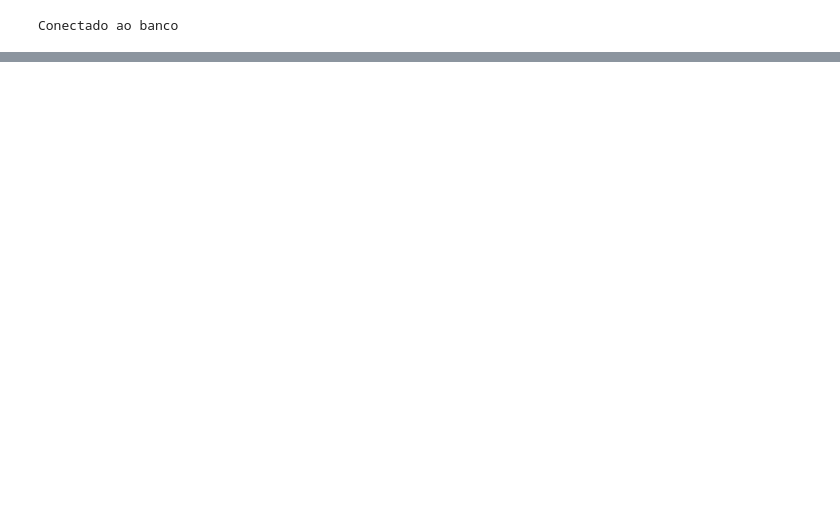
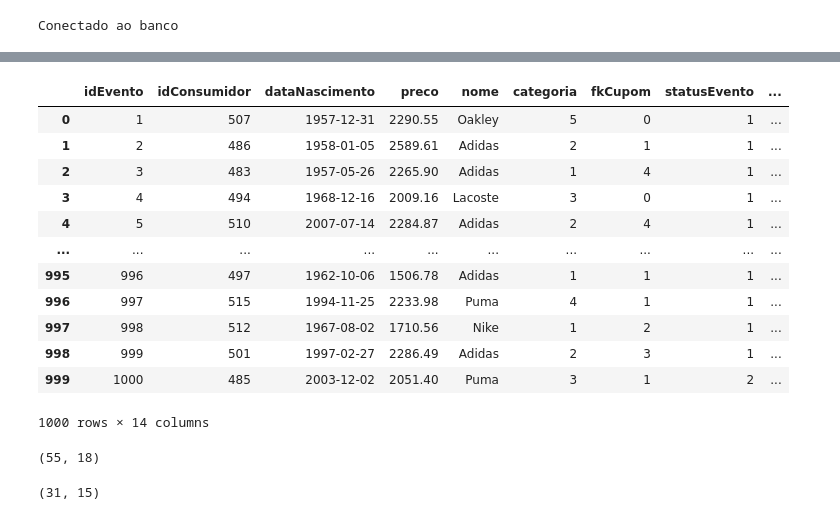
Before and after one commit to Osiris-gp8/projeto-osiris, a Jupyter notebook: api-python/Untitled2.ipynb, the cells around one changed output, grey strips where cells are left out. Cells and saved outputs as stored; diff of their text form; code cells hidden in the pictures; blank space fills up the shorter version.

```diff
--- a/api-python/Untitled2.ipynb
+++ b/api-python/Untitled2.ipynb
@@ -118,0 +204,24 @@ cupons
+# %%
+data_frame
+# %% [output]
+|  | idEvento | idConsumidor | dataNascimento | preco | nome | categoria | fkCupom | statusEvento | ... |
+| 0 | 1 | 507 | 1957-12-31 | 2290.55 | Oakley | 5 | 0 | 1 | ... |
+| 1 | 2 | 486 | 1958-01-05 | 2589.61 | Adidas | 2 | 1 | 1 | ... |
+| 2 | 3 | 483 | 1957-05-26 | 2265.90 | Adidas | 1 | 4 | 1 | ... |
+| 3 | 4 | 494 | 1968-12-16 | 2009.16 | Lacoste | 3 | 0 | 1 | ... |
+| 4 | 5 | 510 | 2007-07-14 | 2284.87 | Adidas | 2 | 4 | 1 | ... |
+| ... | ... | ... | ... | ... | ... | ... | ... | ... | ... |
+| 995 | 996 | 497 | 1962-10-06 | 1506.78 | Adidas | 1 | 1 | 1 | ... |
+| 996 | 997 | 515 | 1994-11-25 | 2233.98 | Puma | 4 | 1 | 1 | ... |
+| 997 | 998 | 512 | 1967-08-02 | 1710.56 | Nike | 1 | 2 | 1 | ... |
+| 998 | 999 | 501 | 1997-02-27 | 2286.49 | Adidas | 2 | 3 | 1 | ... |
+| 999 | 1000 | 485 | 2003-12-02 | 2051.40 | Puma | 3 | 1 | 2 | ... |
+1000 rows × 14 columns
+# %%
+data_frame['idConsumidor'].nunique(),cupons.shape[0]
+# %% [output]
+(55, 18)
+# %%
+ sem_cupom['idConsumidor'].nunique(),cupons2.shape[0]
+# %% [output]
+(31, 15)
```
Also changed, not shown: parts of 18 cells of this notebook, 3 other files.
